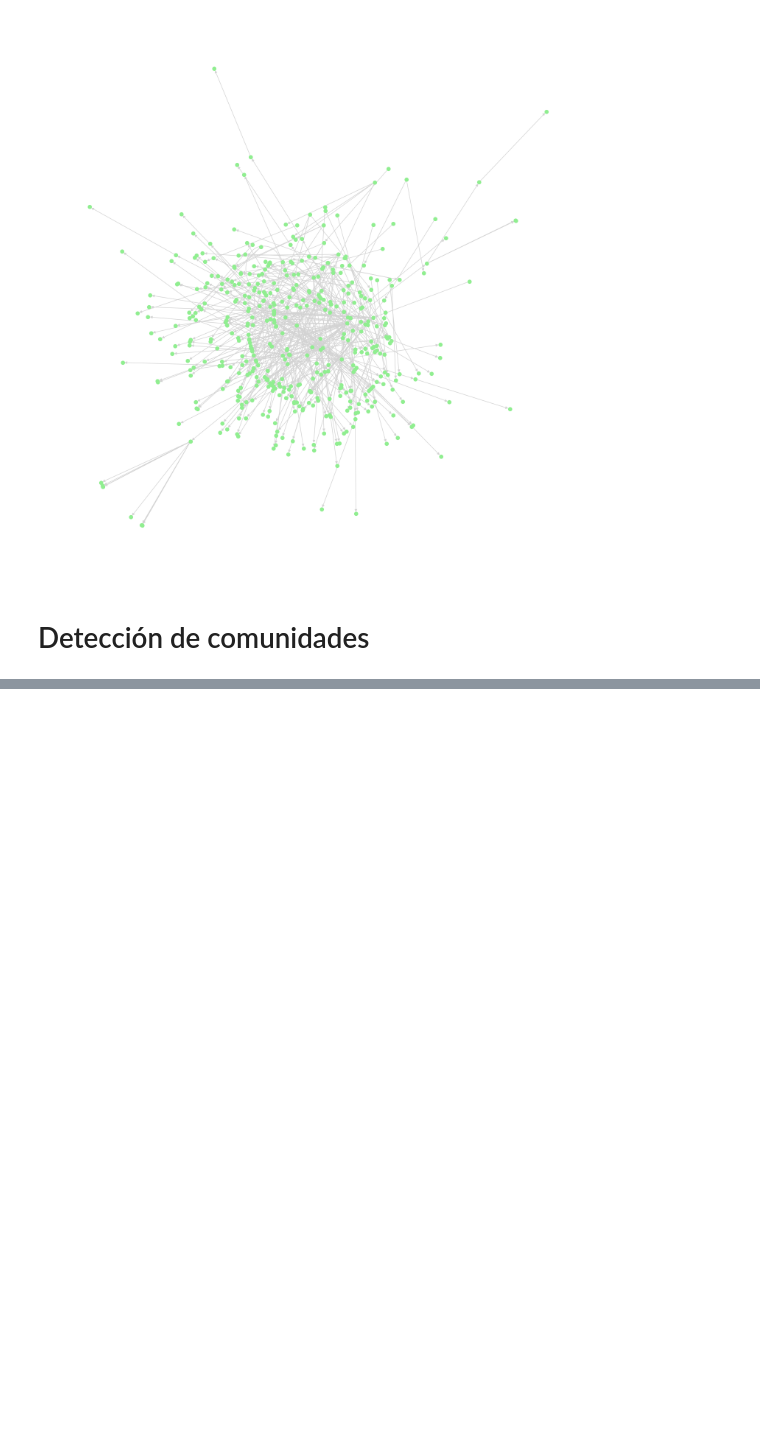
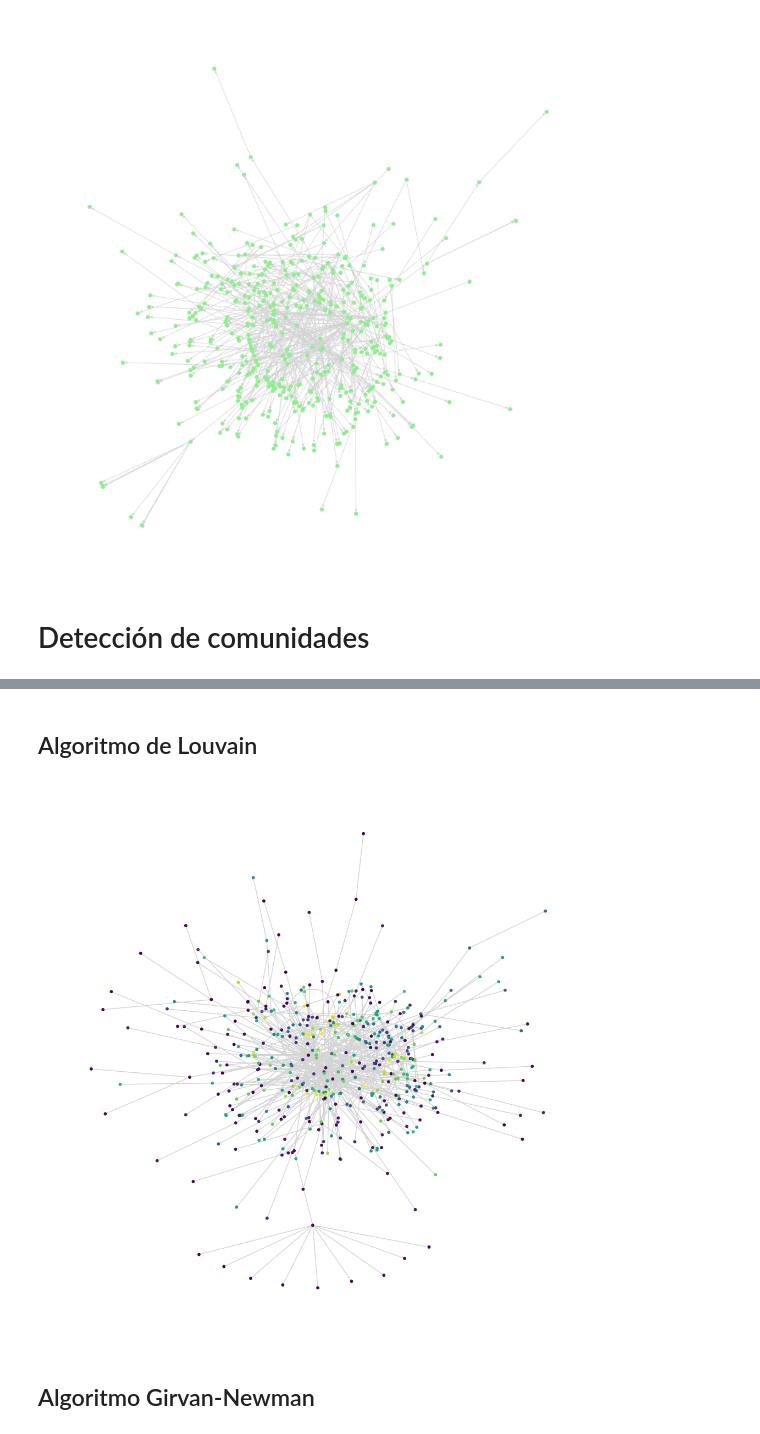
Before and after one commit to oapatinop/Anlytics_redes_sociales, a Jupyter notebook: Entrega - Fase 2.ipynb, the cells around one changed output, grey strips where cells are left out. Drawn from its saved outputs; the diff is of its cells as text; code cells hidden in the pictures; blank space fills up the shorter version.

```diff
--- a/Entrega - Fase 2.ipynb
+++ b/Entrega - Fase 2.ipynb
@@ -177,0 +255,14 @@ plt.show()
+# %%
+def graficar_red(R):
+    # Definir lienzo
+    fig=plt.figure(figsize=(10,10))
+
+    # Guardar posiciones
+    pos = nx.kamada_kawai_layout(R)
+    Comunidad = [R.nodes[node]['Comunidad'] for node in R.nodes()]
+
+    # Graficar
+    nx.draw(R, pos=pos, node_size=10, node_color=Comunidad,edge_color='lightgray')
+
+    # Mostrar gráfica
+    plt.show()
@@ -177,0 +273,10 @@ plt.show()
+# %% [markdown]
+## Algoritmo de Louvain
+# %%
+H = comunidades(G,1)
+# %%
+graficar_red(H)
+# %% [output]
+[figure, added]
+# %% [markdown]
+## Algoritmo Girvan-Newman
```
Also changed, not shown: parts of 14 cells of this notebook.
